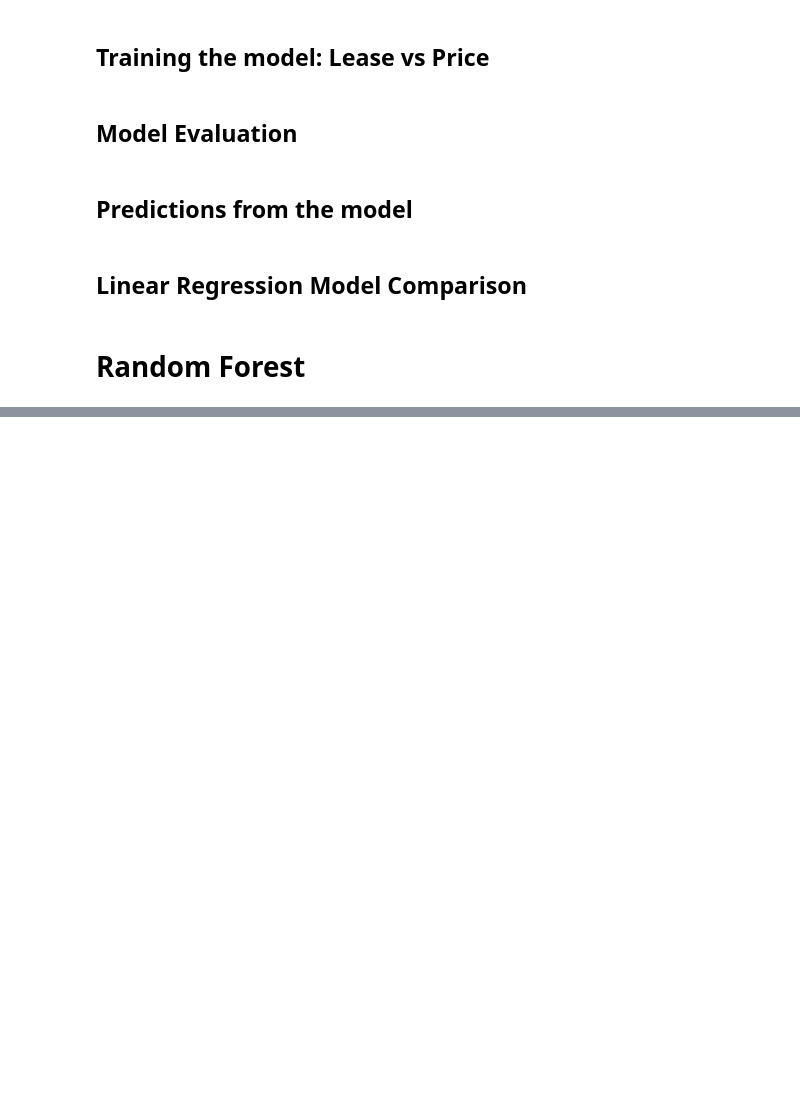
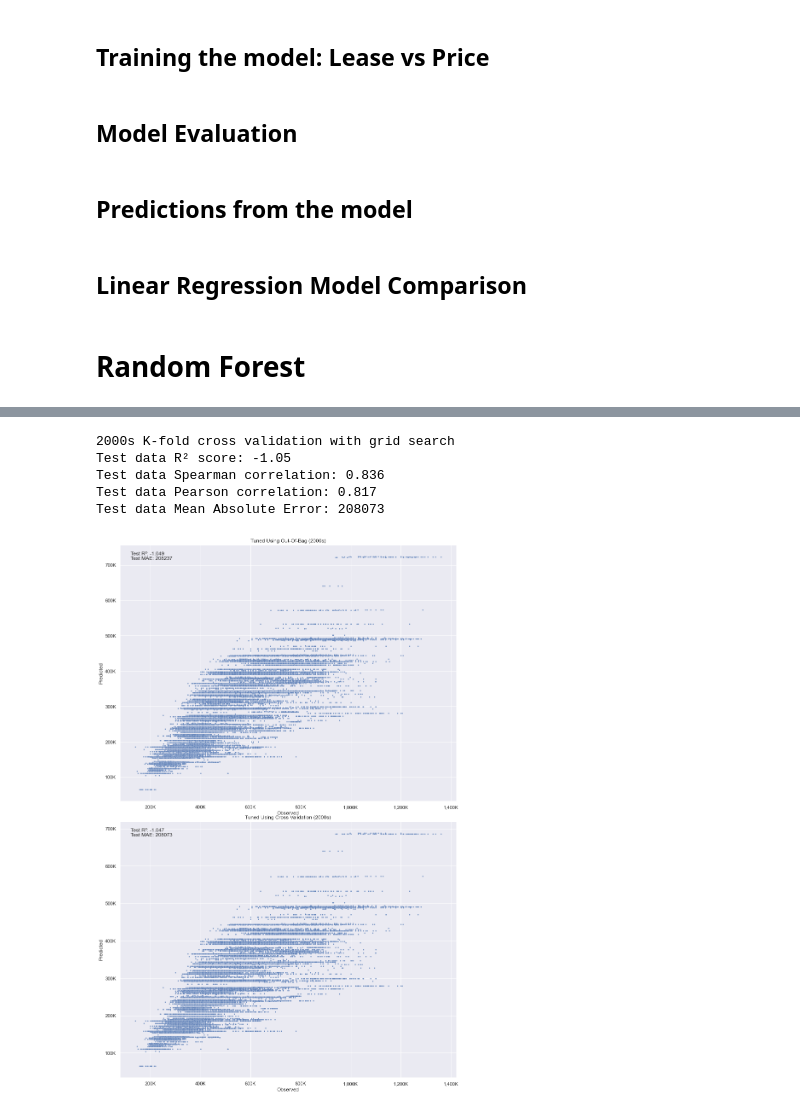
Before and after one commit to jastjs/SC1015-INTRO-TO-DATA-SCI-ART-INTELL, a Jupyter notebook: Project.ipynb, the cells around one changed output, grey strips where cells are left out. Drawn from its saved outputs; the diff is of its cells as text; code cells hidden in the pictures; blank space fills up the shorter version.

```diff
--- a/Project.ipynb
+++ b/Project.ipynb
@@ -784,0 +1182,6 @@ X_90= pd.get_dummies(X_90, columns=['region'], prefix=['region'])
+# %%
+replace_values = {'1 ROOM':0,'2 ROOM':1, '3 ROOM':2, '4 ROOM':3, '5 ROOM':4, 'EXECUTIVE':5, 'MULTI GENERATION':6}
+X_20 = X_20.replace({'flat_type': replace_values})
+X_20= pd.get_dummies(X_20, columns=['storey_range'], prefix=['storey_range'])
+X_20= pd.get_dummies(X_20, columns=['flat_model'], prefix=['flat_model'])
+X_20= pd.get_dummies(X_20, columns=['region'], prefix=['region'])
@@ -1055,6 +1295,0 @@ X_20= pd.get_dummies(X_20, columns=['region'], prefix=['region'])
-# %%
-rf = RandomForestRegressor(n_estimators=100,oob_score=True, random_state=0)
-rf.fit(X_20,np.ravel(y_20))
-predicted_train = rf.predict(X_20)
-
-print(f'Out-of-bag R\u00b2 score estimate: {rf.oob_score_:>5.3}')
@@ -1134,0 +1348,40 @@ ax2.set_title('CV Feature Importance', size=10)
+# %%
+cv_predicted_test = rfr.predict(X_20)
+cv_test_score = r2_score(y_20['resale_price'], cv_predicted_test)
+spearman = spearmanr(y_20['resale_price'], cv_predicted_test)
+pearson = pearsonr(y_20['resale_price'], cv_predicted_test)
+cv_mae = mean_absolute_error(y_20['resale_price'], cv_predicted_test)
+
+print(f'2000s K-fold cross validation with grid search')
+print(f'Test data R\u00b2 score: {cv_test_score:>5.3}')
+print(f'Test data Spearman correlation: {spearman[0]:.3}')
+print(f'Test data Pearson correlation: {pearson[0]:.3}')
+print(f'Test data Mean Absolute Error: {round(cv_mae)}')
+# %% [output]
+2000s K-fold cross validation with grid search
+Test data R² score: -1.05
+Test data Spearman correlation: 0.836
+Test data Pearson correlation: 0.817
+Test data Mean Absolute Error: 208073
+# %%
+fig = plt.figure(figsize=(13,20))
+
+ax1 = plt.subplot(2,1,1)
+ax1 = sns.scatterplot(x=y_20['resale_price'], y=predicted_test, edgecolors='w', alpha=0.9, s=8)
+ax1.set_xlabel('Observed'), ax1.set_xticklabels(['{:,.0f}'.format(x) + 'K' for x in ax1.get_xticks()/1000])
+ax1.set_ylabel('Predicted'), ax1.set_yticklabels(['{:,.0f}'.format(x) + 'K' for x in ax1.get_yticks()/1000])
+ax1.annotate('Test R\u00b2: ' + str(round(oob_test_score,3)) + '\nTest MAE: ' + str(round(oob_mae)), xy=(0, 1), xytext=(25, -35),
+    xycoords='axes fraction', textcoords='offset points', fontsize=12)
+ax1.set_title('Tuned Using Out-Of-Bag (2000s)')
+
+ax2 = plt.subplot(2,1,2)
+ax2 = sns.scatterplot(x=y_20['resale_price'], y=cv_predicted_test, edgecolors='w', alpha=0.9, s=8)
+ax2.set_xlabel('Observed'), ax2.set_xticklabels(['{:,.0f}'.format(x) + 'K' for x in ax2.get_xticks()/1000])
+ax2.set_ylabel('Predicted'), ax2.set_yticklabels(['{:,.0f}'.format(x) + 'K' for x in ax2.get_yticks()/1000])
+ax2.annotate('Test R\u00b2: ' + str(round(cv_test_score,3)) + '\nTest MAE: ' + str(round(cv_mae)), xy=(0, 1), xytext=(25, -35),
+    xycoords='axes fraction', textcoords='offset points', fontsize=12)
+ax2.set_title('Tuned Using Cross Validation (2000s)')
+plt.tight_layout(pad=0, rect=[0, 0, 0.9, 0.9])
+plt.show()
+# %% [output]
+[figure, added]
```
Also changed, not shown: parts of 79 cells of this notebook.
